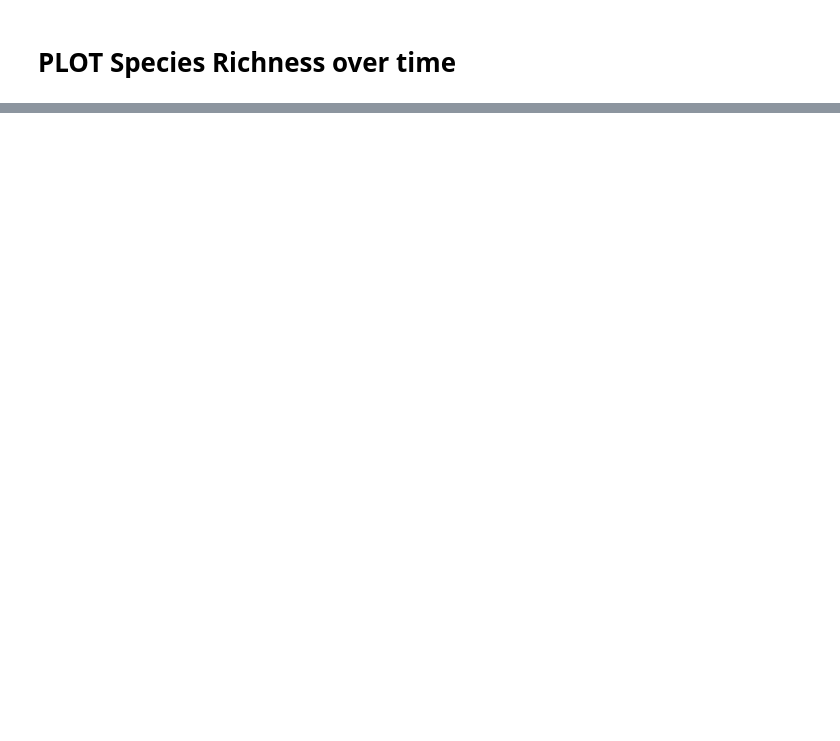
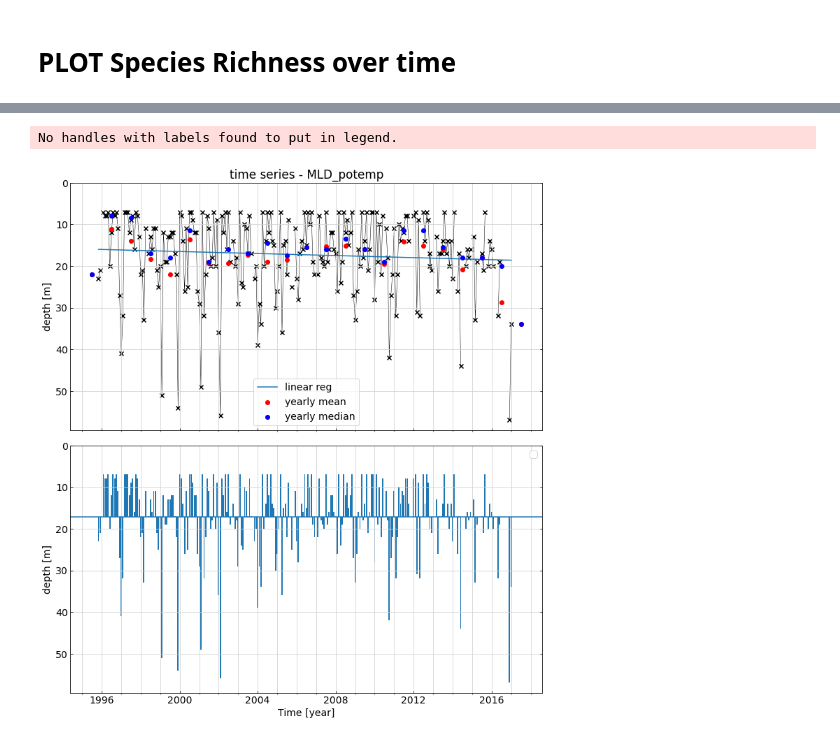
Before and after one commit to ben1post/BennyPhD, a Jupyter notebook: CaRiaco/SCRIPPS/CARIACO_data/Manuscript2DataAnalysis/DataAnalysis/PlotTimeSeries_CombinedData.ipynb, the cells around one changed output, grey strips where cells are left out. Saved outputs shown, nothing was run; the diff lists cells and outputs as text; code cells hidden in the pictures; blank space fills up the shorter version.

```diff
--- a/CaRiaco/SCRIPPS/CARIACO_data/Manuscript2DataAnalysis/DataAnalysis/PlotTimeSeries_CombinedData.ipynb
+++ b/CaRiaco/SCRIPPS/CARIACO_data/Manuscript2DataAnalysis/DataAnalysis/PlotTimeSeries_CombinedData.ipynb
@@ -234,0 +532,5 @@ plt.show()
+# %%
+plot_TS('MLD_potemp', "depth [m]", invert_y=True)
+# %% [output]
+No handles with labels found to put in legend.
+[figure, added]
```
Also changed, not shown: parts of 10 cells of this notebook, 20 other files.
